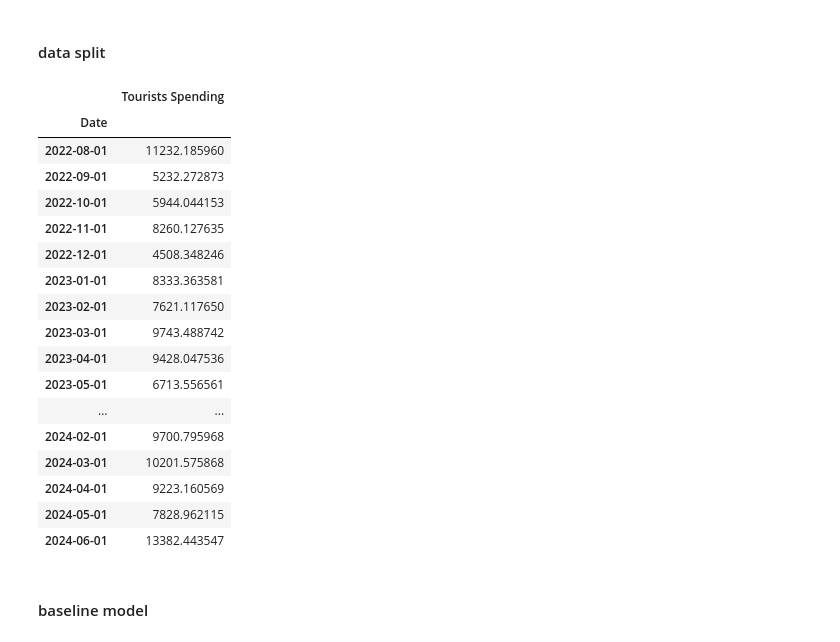
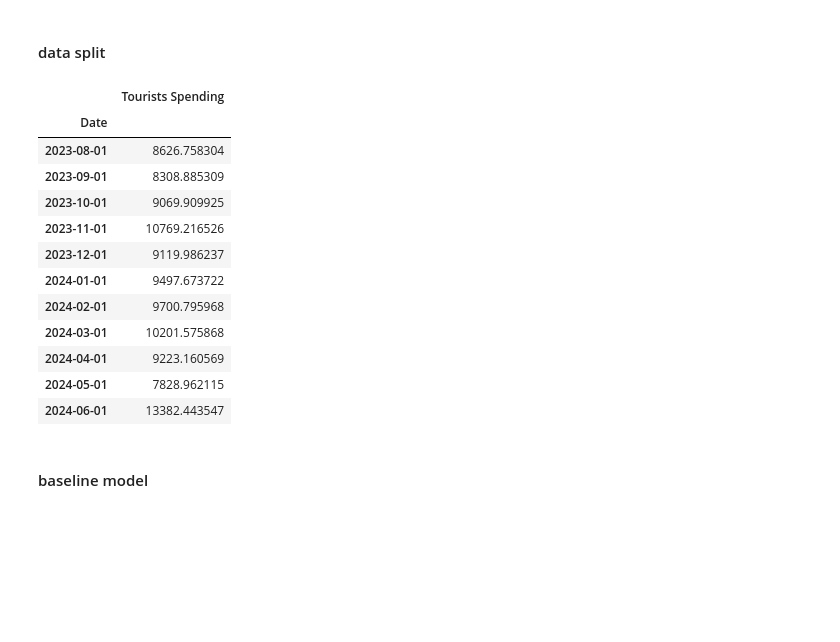
Before and after one commit to sukainahAlramadhan/saudi_arabia_tourism_forecast, a Jupyter notebook: raw_data/AutoTBATS_model.ipynb, the cells around one changed output. Drawn from its saved outputs; the diff is of its cells as text; code cells hidden in the pictures; blank space fills up the shorter version.

```diff
--- a/sukainah_AutoTBATS.ipynb
+++ b/raw_data/AutoTBATS_model.ipynb
@@ -138,26 +128,21 @@ plt.show()
 #### data split
 # %%
 ## SPENDS DATA
-train_size = 0.8
+train_size = 0.9
 spends_d_index = round(train_size*spend_d.shape[0])
 
 spends_d_train = spend_d.iloc[:spends_d_index]
 spends_d_test = spend_d.iloc[spends_d_index:]
 spends_d_test
 # %% [output]
 |  | Tourists Spending |
 | Date |  |
-| 2022-08-01 | 11232.185960 |
-| 2022-09-01 | 5232.272873 |
-| 2022-10-01 | 5944.044153 |
-| 2022-11-01 | 8260.127635 |
-| 2022-12-01 | 4508.348246 |
-| 2023-01-01 | 8333.363581 |
-| 2023-02-01 | 7621.117650 |
-| 2023-03-01 | 9743.488742 |
-| 2023-04-01 | 9428.047536 |
-| 2023-05-01 | 6713.556561 |
-| ... | ... |
+| 2023-08-01 | 8626.758304 |
+| 2023-09-01 | 8308.885309 |
+| 2023-10-01 | 9069.909925 |
+| 2023-11-01 | 10769.216526 |
+| 2023-12-01 | 9119.986237 |
+| 2024-01-01 | 9497.673722 |
 | 2024-02-01 | 9700.795968 |
 | 2024-03-01 | 10201.575868 |
 | 2024-04-01 | 9223.160569 |
```
Also changed, not shown: parts of 15 cells of this notebook, 3 other files.
